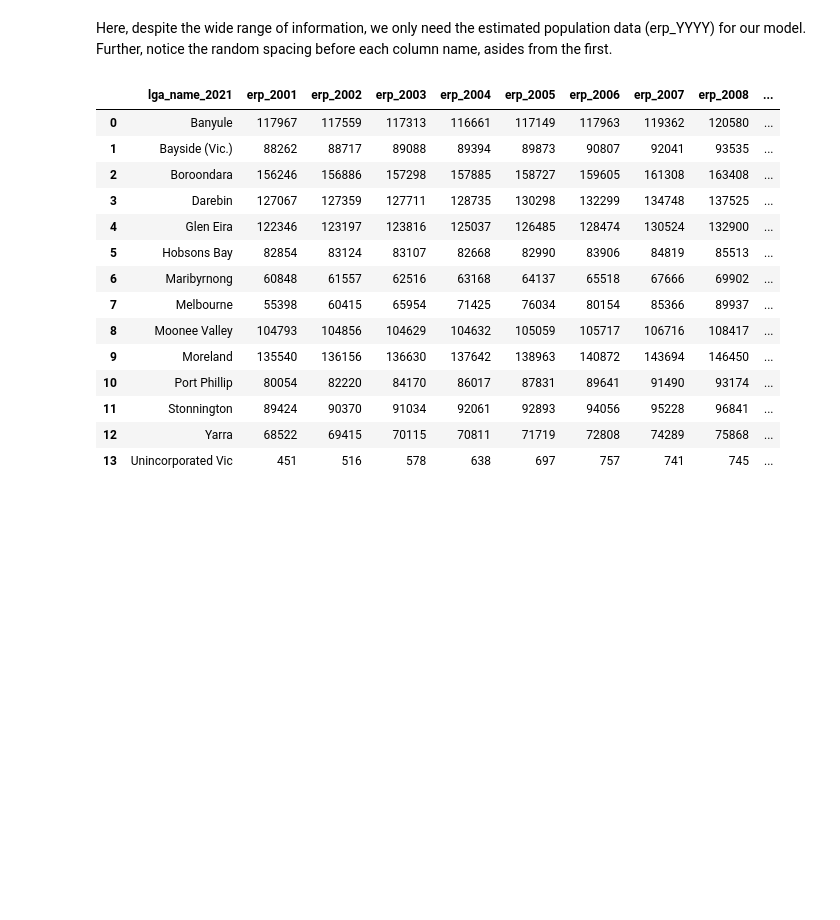
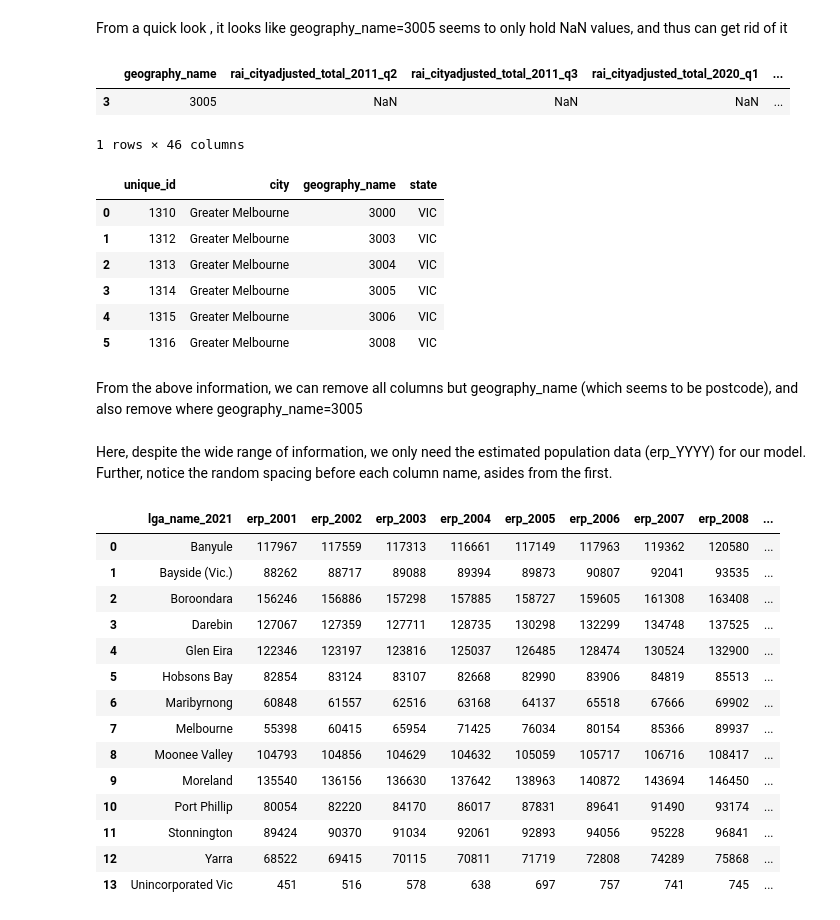
Before and after one commit to Harish-2502/CCC-Team-72, a Jupyter notebook: backend/livability_affordability modelling.ipynb, the cells around one changed output. Drawn from its saved outputs; the diff is of its cells as text; code cells hidden in the pictures; blank space fills up the shorter version.

```diff
--- a/backend/modelling.ipynb
+++ b/backend/livability_affordability modelling.ipynb
@@ -54,0 +104,20 @@ Index(['births_2017_18', 'natural_increase_2020_21', 'births_2020_21',
+# %% [markdown]
+From a quick look , it looks like geography_name=3005 seems to only hold NaN values, and thus can get rid of it
+# %%
+rental_affordability[rental_affordability['geography_name']==3005]
+# %% [output]
+|  | geography_name | rai_cityadjusted_total_2011_q2 | rai_cityadjusted_total_2011_q3 | rai_cityadjusted_total_2020_q1 | ... |
+| 3 | 3005 | NaN | NaN | NaN | ... |
+1 rows × 46 columns
+# %%
+rental_affordability[['unique_id', 'city', 'geography_name', 'state']]
+# %% [output]
+|  | unique_id | city | geography_name | state |
+| 0 | 1310 | Greater Melbourne | 3000 | VIC |
+| 1 | 1312 | Greater Melbourne | 3003 | VIC |
+| 2 | 1313 | Greater Melbourne | 3004 | VIC |
+| 3 | 1314 | Greater Melbourne | 3005 | VIC |
+| 4 | 1315 | Greater Melbourne | 3006 | VIC |
+| 5 | 1316 | Greater Melbourne | 3008 | VIC |
+# %% [markdown]
+From the above information, we can remove all columns but geography_name (which seems to be postcode), and also remove where geography_name=3005
```
Also changed, not shown: parts of 14 cells of this notebook, 4 other files.
